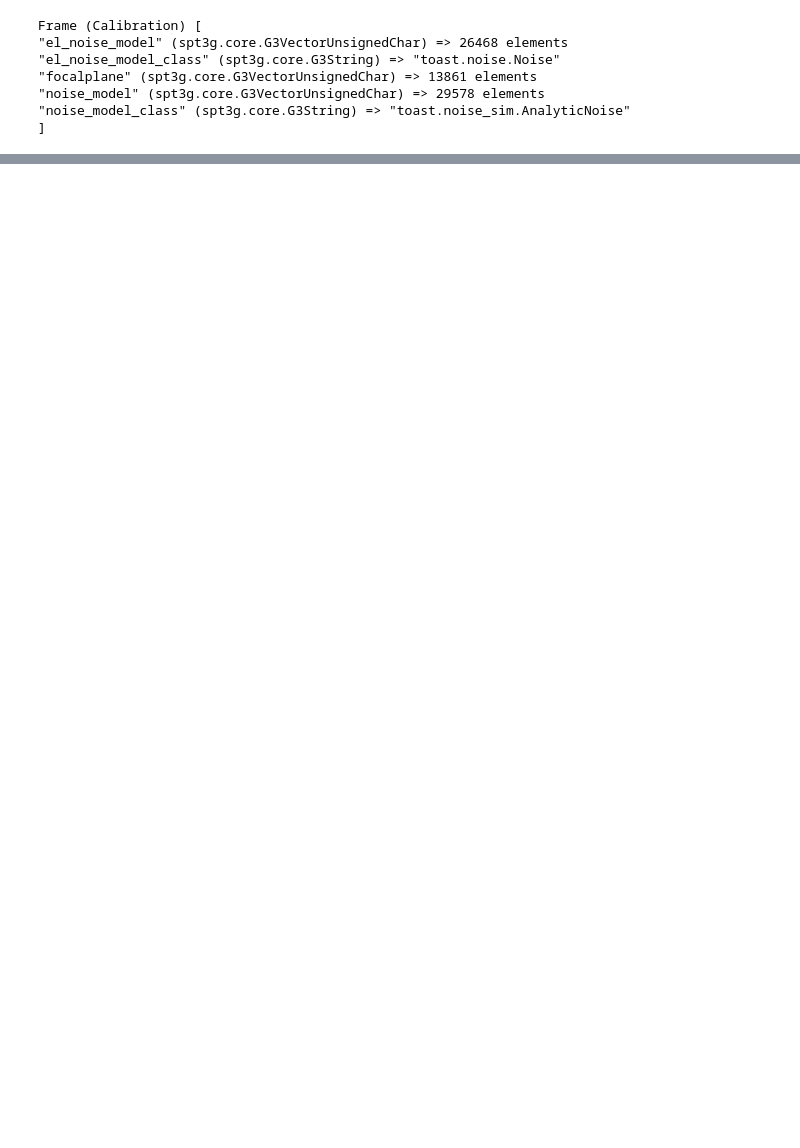
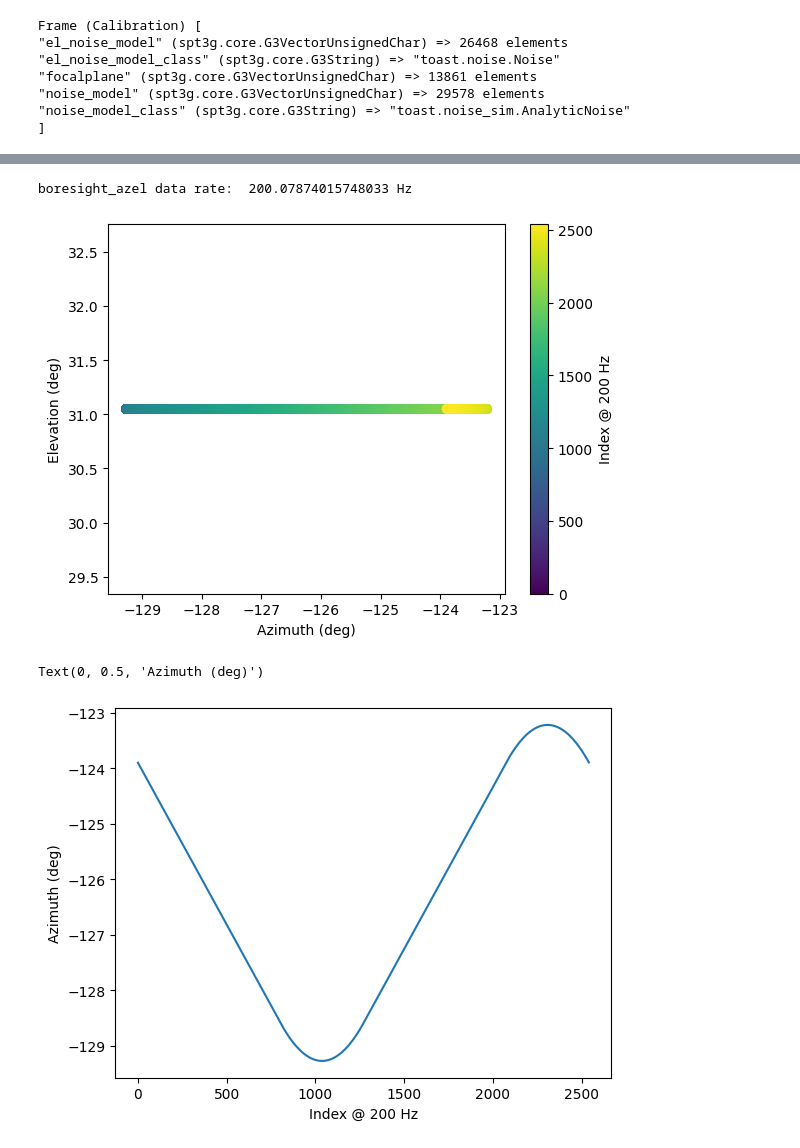
Before and after one commit to jonahjlee/spt3g_tutorials, a Jupyter notebook: ccat_test_g3.ipynb, the cells around one changed output, grey strips where cells are left out. Drawn from its saved outputs; the diff is of its cells as text; code cells hidden in the pictures; blank space fills up the shorter version.

Commit message:
lots of experimentation with ccat sim data

```diff
--- a/ccat_test_g3.ipynb
+++ b/ccat_test_g3.ipynb
@@ -122,0 +141,22 @@ dict_keys(['__module__', '__doc__', '__reduce__', '__instance_size__', '__init__
+# %%
+azel_quats = firstscanframe["boresight_azel"]
+az, el, psi = so3g.proj.quat.decompose_lonlat(azel_quats)
+# %%
+timespan = firstscanframe["signal"].stop.time - firstscanframe["signal"].start.time
+print("boresight_azel data rate: ", len(azel_quats) / (timespan / U.sec), "Hz")
+# %% [output]
+boresight_azel data rate:  200.07874015748033 Hz
+# %%
+plt.scatter(az / U.deg, el / U.deg, c=range(len(az)))
+plt.xlabel("Azimuth (deg)")
+plt.ylabel("Elevation (deg)")
+plt.colorbar(label="Index @ 200 Hz")
+plt.show()
+
+plt.plot(az / U.deg)
+plt.xlabel("Index @ 200 Hz")
+plt.ylabel("Azimuth (deg)")
+# %% [output]
+[figure, added]
+Text(0, 0.5, 'Azimuth (deg)')
+[figure, added]
```
Also changed, not shown: parts of 44 cells of this notebook.
